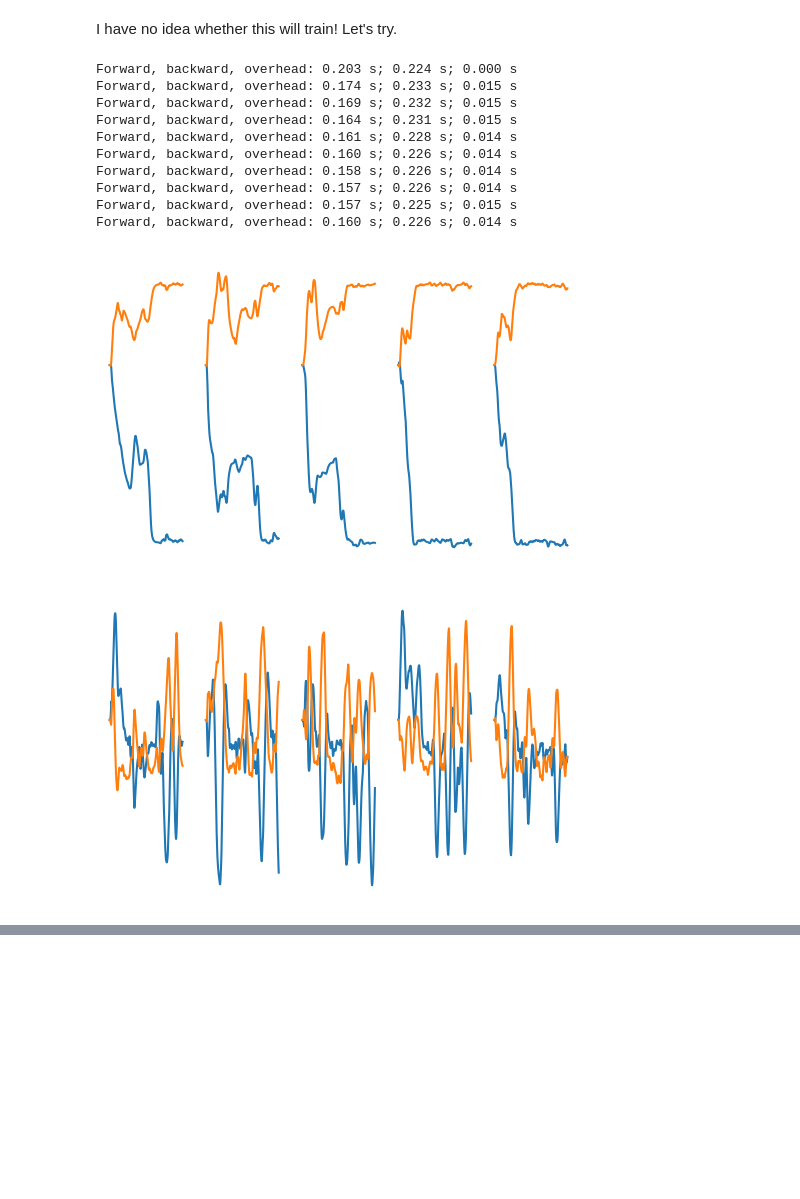
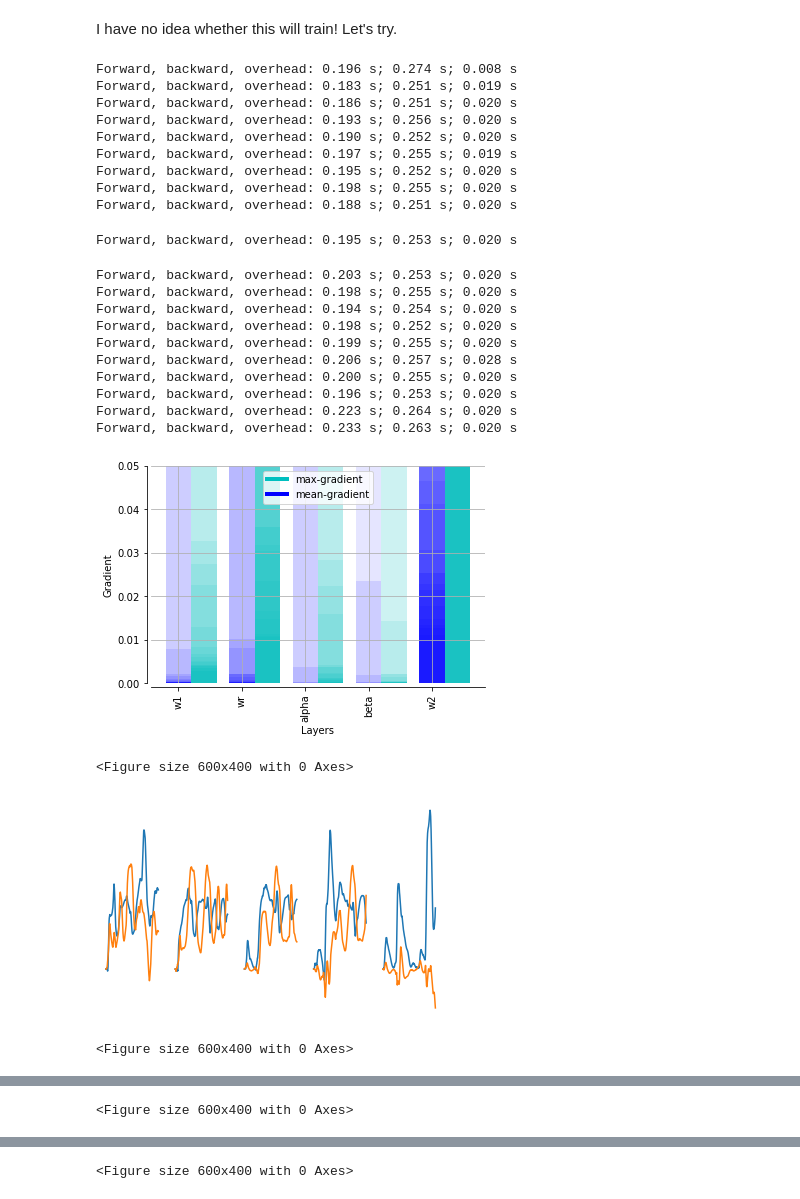
Before and after one commit to kernfel/cantata, a Jupyter notebook: Proof of concept, part 4, tunable time constants.ipynb, the cells around one changed output, grey strips where cells are left out. Cells and saved outputs as stored; diff of their text form; code cells hidden in the pictures; blank space fills up the shorter version.

```diff
--- a/Proof of concept, part 4, tunable time constants.ipynb
+++ b/Proof of concept, part 4, tunable time constants.ipynb
@@ -139,7 +139,7 @@ alpha, beta = init_taus()
 # %% [markdown]
 We'll initialise weights scaled as if the membrane time scale hadn't changed:
 # %%
-weight_scale = 7*(1.0-beta_0/2) # this should give us some spikes to begin with
+weight_scale = 7*(1.0-beta_0) # this should give us some spikes to begin with
 # %% [markdown]
 We'll skip the naive version without surrogate gradients, and dive right into the real thing with different forward and backward functions:
 # %%
@@ -293,4 +358,5 @@ def plot_voltage_traces(mem, spk=None, dim=(3,5), spike_height=5):
 # %%
 fig=plt.figure(dpi=100)
-plot_voltage_traces(out_rec)
+ax = plot_voltage_traces(out_rec)
+plot_voltage_traces(out_rec_3, ax=ax);
 # %% [output]
@@ -305,15 +374,49 @@ Mean squared error: 1408.252
+# %%
+from matplotlib.lines import Line2D
+def get_grad_plotter(alpha = 0.1, top = 0.02):
+    def plot_grads(named_parameters, ax):
+        '''Plots the gradients flowing through different layers in the net during training.
+        Can be used for checking for possible gradient vanishing / exploding problems.
+
+        Usage: Plug this function in Trainer class after loss.backwards() as
+        "plot_grad_flow(self.model.named_parameters())" to visualize the gradient flow'''
+        ave_grads = []
+        max_grads= []
+        layers = []
+        for n, p in named_parameters:
+            if p.requires_grad:
+                grad = p.grad.abs()
+                ave_grads.append(grad.mean())
+                max_grads.append(grad.max())
+                layers.append(n)
+        ax.bar(np.arange(len(max_grads))+.4, max_grads, alpha=alpha, width=.4, color="c")
+        ax.bar(np.arange(len(max_grads)), ave_grads, alpha=alpha, width=.4, color="b")
+        ax.xaxis.set_ticks(range(0,len(ave_grads), 1))
+        ax.xaxis.set_ticklabels(layers, rotation="vertical")
+        ax.set_ylim(top=top)
+        ax.set_xlabel("Layers")
+        ax.set_ylabel("Gradient")
+        ax.grid(True)
+        ax.legend([Line2D([0], [0], color="c", lw=4),
+                   Line2D([0], [0], color="b", lw=4)], ['max-gradient', 'mean-gradient'])
+        sns.despine(offset=4)
+    return plot_grads
 # %% [markdown]
 I have no idea whether this will train! Let's try.
 # %%
 w1,w2,wr = init_weights()
 alpha, beta = init_taus()
 
-params = [w1,w2,wr]#,alpha,beta] # The parameters we want to optimize
+params = [w1,wr,alpha,beta,w2] # The parameters we want to optimize
+named_params = [(n,p) for n,p in zip(['w1','wr','alpha','beta','w2'], params)]
 optimizer = torch.optim.Adam(params, lr=2e-3, betas=(0.9,0.999)) # The optimizer we are going to use
 
 epochs, reporting_interval = 200, 20
 t_forward = t_backward = overhead = 0
 tic = time.perf_counter()
+
+ax = plt.figure().subplots()
+plot_grad = get_grad_plotter(top=.05)
 
 # The optimization loop
 loss_hist = []
@@ -324,42 +427,55 @@ for e in range(epochs):
 
     output,_ = run_snn(x_data)
 
     toc = time.perf_counter()
     t_forward += toc-tic
 
     # compute the loss
     loss_val = loss_fn(output, y_data)
 
     # update the weights
     optimizer.zero_grad()
     loss_val.backward()
     optimizer.step()
 
     tic = time.perf_counter()
     t_backward += tic-toc
 
     # store loss value
     loss_hist.append(loss_val.item())
 
     if e%reporting_interval == 0:
+        plot_grad(named_params, ax)
         fig=plt.figure(dpi=100)
         plot_voltage_traces(output,dim=(1,5))
         if e > 0:
             t_forward /= reporting_interval
             t_backward /= reporting_interval
             overhead /= reporting_interval
         print("Forward, backward, overhead: %0.3f s; %0.3f s; %0.3f s" % (t_forward, t_backward, overhead))
         t_forward = t_backward = overhead = 0
 # %% [output]
-Forward, backward, overhead: 0.203 s; 0.224 s; 0.000 s
-Forward, backward, overhead: 0.174 s; 0.233 s; 0.015 s
-Forward, backward, overhead: 0.169 s; 0.232 s; 0.015 s
-Forward, backward, overhead: 0.164 s; 0.231 s; 0.015 s
-Forward, backward, overhead: 0.161 s; 0.228 s; 0.014 s
-Forward, backward, overhead: 0.160 s; 0.226 s; 0.014 s
-Forward, backward, overhead: 0.158 s; 0.226 s; 0.014 s
-Forward, backward, overhead: 0.157 s; 0.226 s; 0.014 s
-Forward, backward, overhead: 0.157 s; 0.225 s; 0.015 s
-Forward, backward, overhead: 0.160 s; 0.226 s; 0.014 s
+Forward, backward, overhead: 0.196 s; 0.274 s; 0.008 s
+Forward, backward, overhead: 0.183 s; 0.251 s; 0.019 s
+Forward, backward, overhead: 0.186 s; 0.251 s; 0.020 s
+Forward, backward, overhead: 0.193 s; 0.256 s; 0.020 s
+Forward, backward, overhead: 0.190 s; 0.252 s; 0.020 s
+Forward, backward, overhead: 0.197 s; 0.255 s; 0.019 s
+Forward, backward, overhead: 0.195 s; 0.252 s; 0.020 s
+Forward, backward, overhead: 0.198 s; 0.255 s; 0.020 s
+Forward, backward, overhead: 0.188 s; 0.251 s; 0.020 s
+Forward, backward, overhead: 0.195 s; 0.253 s; 0.020 s
+Forward, backward, overhead: 0.203 s; 0.253 s; 0.020 s
+Forward, backward, overhead: 0.198 s; 0.255 s; 0.020 s
+Forward, backward, overhead: 0.194 s; 0.254 s; 0.020 s
+Forward, backward, overhead: 0.198 s; 0.252 s; 0.020 s
+Forward, backward, overhead: 0.199 s; 0.255 s; 0.020 s
+Forward, backward, overhead: 0.206 s; 0.257 s; 0.028 s
+Forward, backward, overhead: 0.200 s; 0.255 s; 0.020 s
+Forward, backward, overhead: 0.196 s; 0.253 s; 0.020 s
+Forward, backward, overhead: 0.223 s; 0.264 s; 0.020 s
+Forward, backward, overhead: 0.233 s; 0.263 s; 0.020 s
-[figure, old version]
+[figure, new version]
+<Figure size 600x400 with 0 Axes>
-[figure, old version]
+[figure, new version]
+<Figure size 600x400 with 0 Axes>
@@ -366,0 +483 @@ Forward, backward, overhead: 0.160 s; 0.226 s; 0.014 s
+<Figure size 600x400 with 0 Axes>
@@ -367,0 +485 @@ Forward, backward, overhead: 0.160 s; 0.226 s; 0.014 s
+<Figure size 600x400 with 0 Axes>
```
Also changed, not shown: parts of 19 cells of this notebook.
